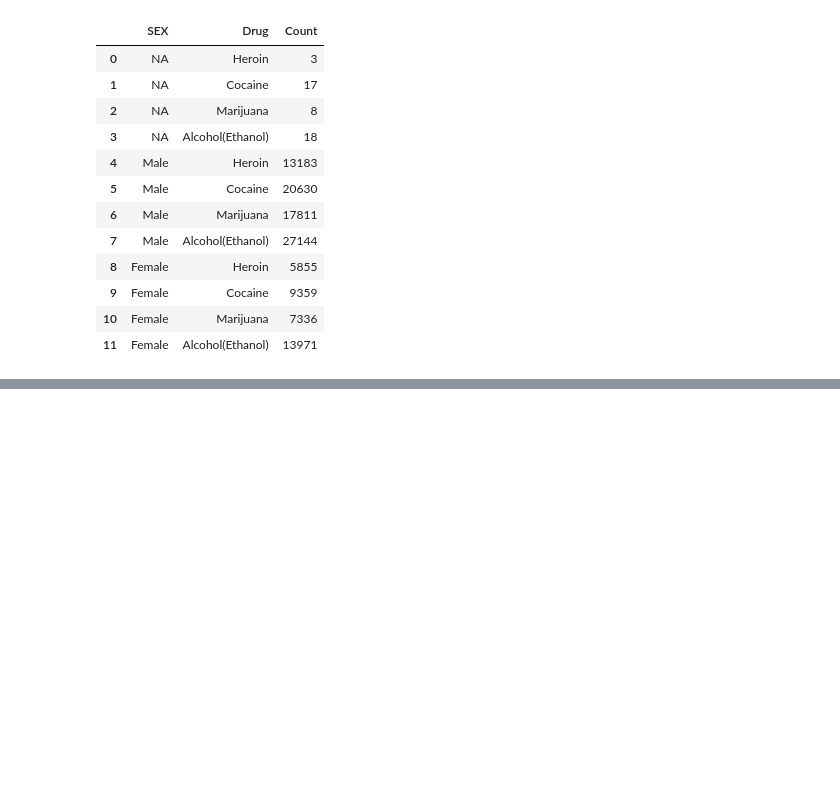
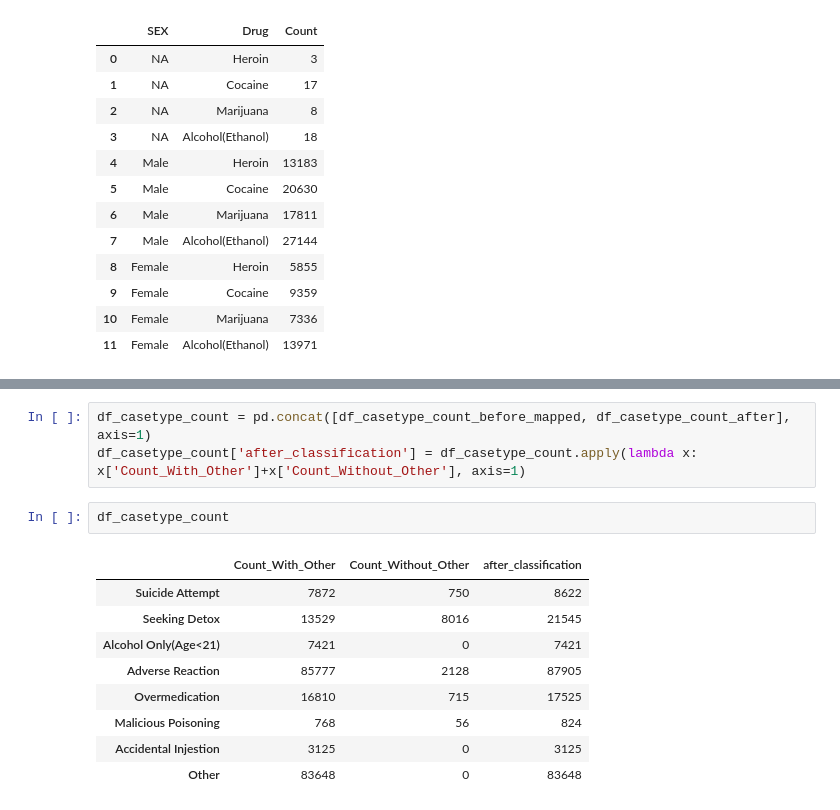
Before and after one commit to kotharisanjana/SafeDose, a Jupyter notebook: EDA/drop_sdleds.ipynb, the cells around one changed output, grey strips where cells are left out. Drawn from its saved outputs; the diff is of its cells as text; blank space fills up the shorter version.

```diff
--- a/EDA/drop_sdleds.ipynb
+++ b/EDA/drop_sdleds.ipynb
@@ -301,0 +347,15 @@ px.sunburst(
+# %%
+df_casetype_count = pd.concat([df_casetype_count_before_mapped, df_casetype_count_after], axis=1)
+df_casetype_count['after_classification'] = df_casetype_count.apply(lambda x: x['Count_With_Other']+x['Count_Without_Other'], axis=1)
+# %%
+df_casetype_count
+# %% [output]
+|  | Count_With_Other | Count_Without_Other | after_classification |
+| Suicide Attempt | 7872 | 750 | 8622 |
+| Seeking Detox | 13529 | 8016 | 21545 |
+| Alcohol Only(Age<21) | 7421 | 0 | 7421 |
+| Adverse Reaction | 85777 | 2128 | 87905 |
+| Overmedication | 16810 | 715 | 17525 |
+| Malicious Poisoning | 768 | 56 | 824 |
+| Accidental Injestion | 3125 | 0 | 3125 |
+| Other | 83648 | 0 | 83648 |
```
Also changed, not shown: parts of 7 cells of this notebook, 8 other files.
